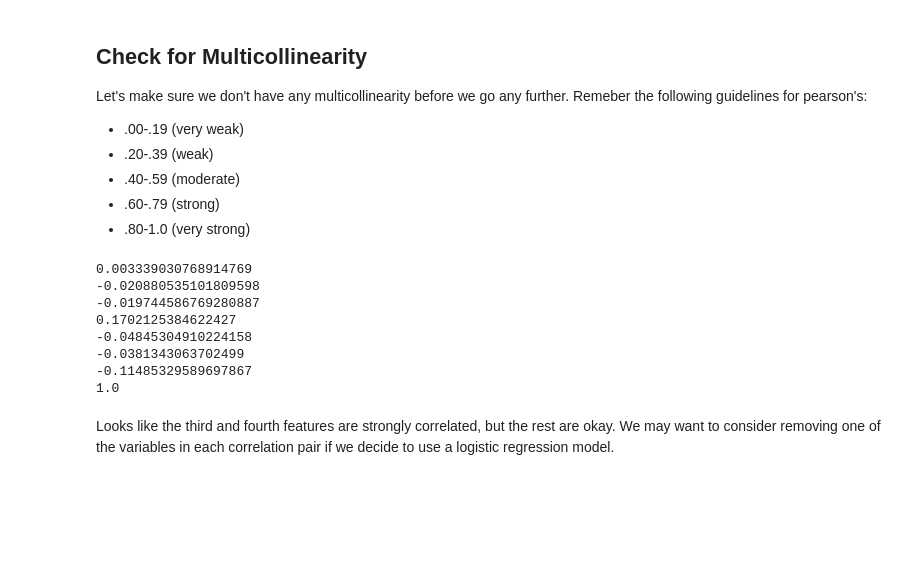
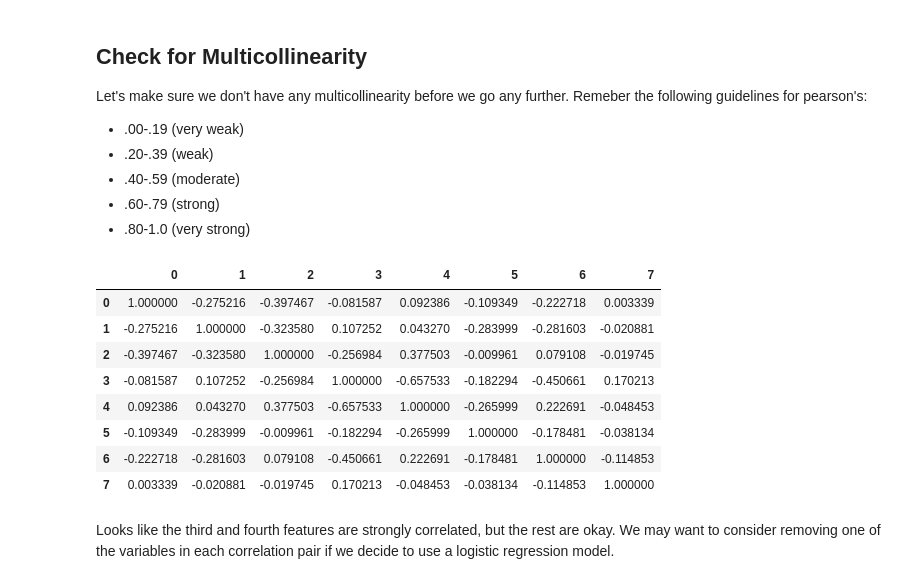
Before and after one commit to iamirmasoud/pyspark_tutorials, a Jupyter notebook: 6_Regression_in_Pysparks_MLlib/2_Regression_in_Pysparks_MLlib_Project/Regression_in_Pysparks_MLlib_Project_Solution.ipynb, the cells around one changed output. Saved outputs shown, nothing was run; the diff lists cells and outputs as text; code cells hidden in the pictures; blank space fills up the shorter version.

```diff
--- a/6_Regression_in_Pysparks_MLlib/2_Regression_in_Pysparks_MLlib_Project/Regression_in_Pysparks_MLlib_Project_Solution.ipynb
+++ b/6_Regression_in_Pysparks_MLlib/2_Regression_in_Pysparks_MLlib_Project/Regression_in_Pysparks_MLlib_Project_Solution.ipynb
@@ -110,7 +134,7 @@ def MLRegressDFPrep(
     renamed = df.withColumnRenamed(dependent_var, "label")
 
     # Make sure dependent variable is numeric and change if it's not
-    if str(renamed.schema["label"].dataType) != "IntegerType":
+    if renamed.schema["label"].dataType != IntegerType():
         renamed = renamed.withColumn("label", renamed["label"].cast(FloatType()))
 
     # Convert all string type data in the input column list to numeric
@@ -118,7 +142,7 @@ def MLRegressDFPrep(
     numeric_inputs = []
     string_inputs = []
     for column in input_columns:
-        if str(renamed.schema[column].dataType) == "StringType":
+        if renamed.schema[column].dataType == StringType():
             new_col_name = column + "_num"
             string_inputs.append(new_col_name)
         else:
@@ -127,14 +151,14 @@ def MLRegressDFPrep(
 
     if len(string_inputs) != 0:  # If the datafraem contains string types
         for column in input_columns:
-            if str(renamed.schema[column].dataType) == "StringType":
+            if renamed.schema[column].dataType == StringType():
                 indexer = StringIndexer(inputCol=column, outputCol=column + "_num")
                 indexed = indexer.fit(renamed).transform(renamed)
     else:
         indexed = renamed
 
     if treat_outliers == True:
-        print("We are correcting for non normality now!")
+        print("Correcting for non normality now!")
         # empty dictionary d
         d = {}
         # Create a dictionary of quantiles
@@ -200,7 +224,7 @@ def MLRegressDFPrep(
     if df_minimum < 0:
         print(" ")
         print(
-            "WARNING: The Naive Bayes Classifier will not be able to process your dataframe as it contains negative values"
+            "WARNING: The Naive Bayes Regressor will not be able to process your dataframe as it contains negative values"
         )
         print(" ")
 
@@ -209,7 +233,7 @@ def MLRegressDFPrep(
             "You have opted to correct that by rescaling all your features to a range of 0 to 1"
         )
         print(" ")
-        print("We are rescaling you dataframe....")
+        print("Rescaling the dataframe....")
         scaler = MinMaxScaler(inputCol="features", outputCol="scaledFeatures")
 
         # Compute summary statistics and generate MinMaxScalerModel
@@ -224,7 +248,7 @@ def MLRegressDFPrep(
 
     else:
         print(
-            "You have opted not to correct that therefore you will not be able to use to Naive Bayes classifier"
+            "You have opted not to correct that therefore you will not be able to use to Naive Bayes Regressor"
         )
         print("We will return the dataframe unscaled.")
         final_data = output
@@ -275,16 +293,4 @@ Let's make sure we don't have any multicollinearity before we go any further. Re
 from pyspark.ml.stat import Correlation
 
 pearsonCorr = Correlation.corr(final_data, "features", "pearson").collect()[0][0]
-array = pearsonCorr.toArray()
+corr_array = pearsonCorr.toArray()
-# %%
-for item in array:
-    print(item[7])
-# %% [output]
-0.003339030768914769
--0.020880535101809598
--0.019744586769280887
-0.1702125384622427
--0.04845304910224158
--0.0381343063702499
--0.11485329589697867
-1.0
@@ -291,3 +299,17 @@ for item in array:
+# %%
+corr_pd = pd.DataFrame(corr_array)
+# %%
+corr_pd.style.background_gradient(cmap="Blues")
+# %% [output]
+|  | 0 | 1 | 2 | 3 | 4 | 5 | 6 | 7 |
+| 0 | 1.000000 | -0.275216 | -0.397467 | -0.081587 | 0.092386 | -0.109349 | -0.222718 | 0.003339 |
+| 1 | -0.275216 | 1.000000 | -0.323580 | 0.107252 | 0.043270 | -0.283999 | -0.281603 | -0.020881 |
+| 2 | -0.397467 | -0.323580 | 1.000000 | -0.256984 | 0.377503 | -0.009961 | 0.079108 | -0.019745 |
+| 3 | -0.081587 | 0.107252 | -0.256984 | 1.000000 | -0.657533 | -0.182294 | -0.450661 | 0.170213 |
+| 4 | 0.092386 | 0.043270 | 0.377503 | -0.657533 | 1.000000 | -0.265999 | 0.222691 | -0.048453 |
+| 5 | -0.109349 | -0.283999 | -0.009961 | -0.182294 | -0.265999 | 1.000000 | -0.178481 | -0.038134 |
+| 6 | -0.222718 | -0.281603 | 0.079108 | -0.450661 | 0.222691 | -0.178481 | 1.000000 | -0.114853 |
+| 7 | 0.003339 | -0.020881 | -0.019745 | 0.170213 | -0.048453 | -0.038134 | -0.114853 | 1.000000 |
 # %% [markdown]
 Looks like the third and fourth features are strongly correlated, but the rest are okay. We may want to consider removing one of the variables in each correlation pair if we decide to use a logistic regression model.
 # %% [markdown]
```
Also changed, not shown: parts of 11 cells of this notebook, 2 other files.
